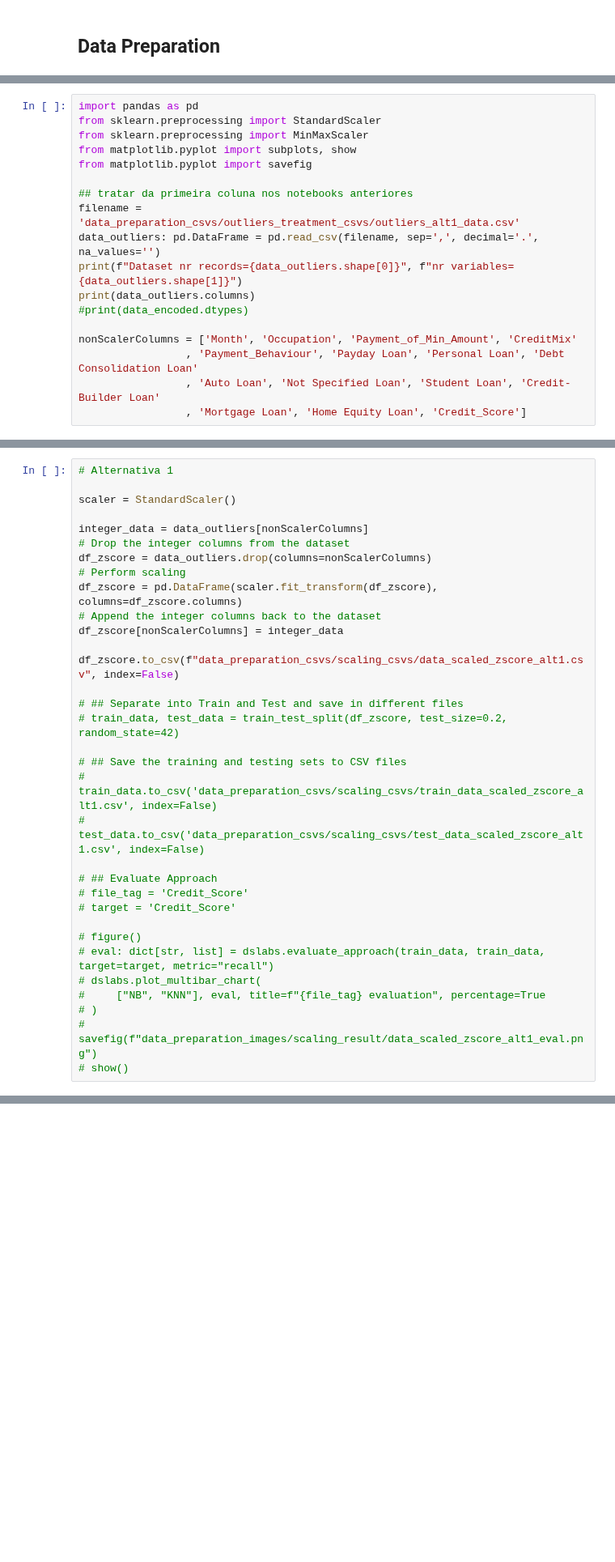
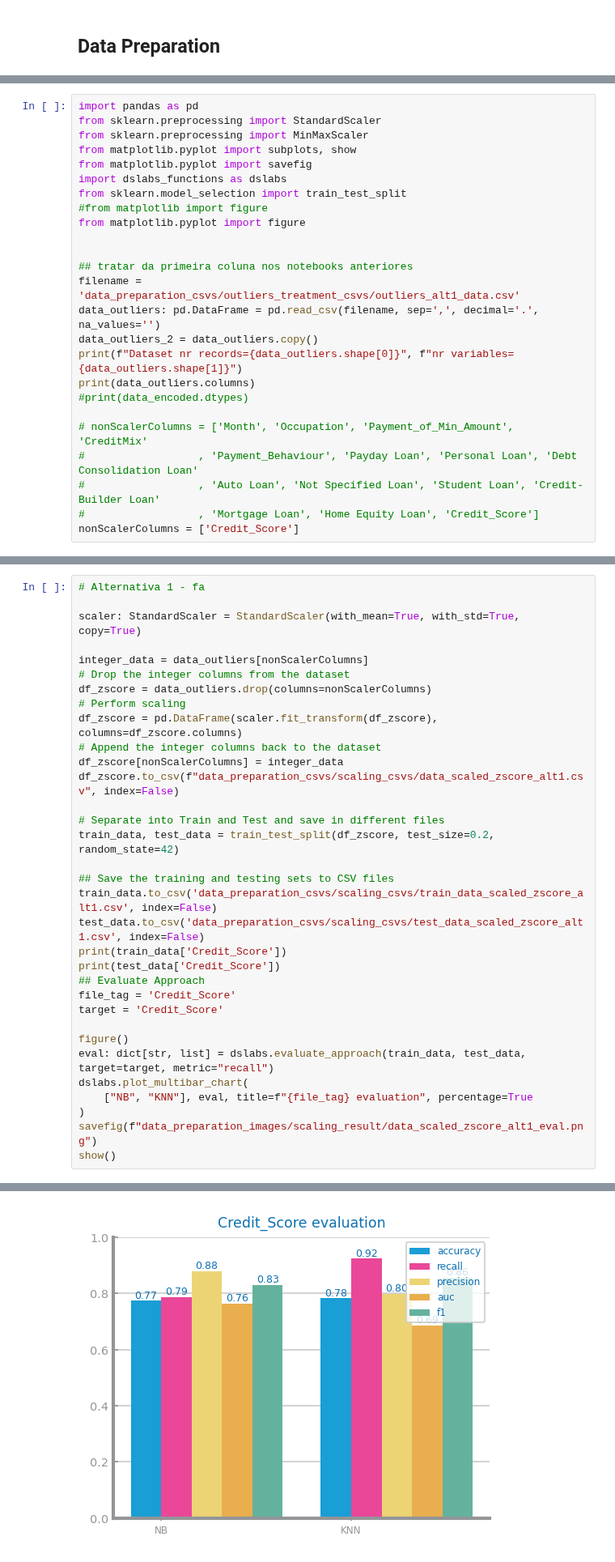
Before and after one commit to franciscoAbreuTecnico/Data-Science-IST, a Jupyter notebook: dataset_services/data_scaling.ipynb, the cells around one changed output, grey strips where cells are left out. Shown at 81% size. Saved outputs shown, nothing was run; the diff lists cells and outputs as text; blank space fills up the shorter version.

```diff
--- a/dataset_services/data_scaling.ipynb
+++ b/dataset_services/data_scaling.ipynb
@@ -15,18 +15,25 @@ from sklearn.preprocessing import StandardScaler
 from sklearn.preprocessing import MinMaxScaler
 from matplotlib.pyplot import subplots, show
 from matplotlib.pyplot import savefig
+import dslabs_functions as dslabs
+from sklearn.model_selection import train_test_split
+#from matplotlib import figure
+from matplotlib.pyplot import figure
+
 
 ## tratar da primeira coluna nos notebooks anteriores
 filename = 'data_preparation_csvs/outliers_treatment_csvs/outliers_alt1_data.csv'
 data_outliers: pd.DataFrame = pd.read_csv(filename, sep=',', decimal='.', na_values='')
+data_outliers_2 = data_outliers.copy()
 print(f"Dataset nr records={data_outliers.shape[0]}", f"nr variables={data_outliers.shape[1]}")
 print(data_outliers.columns)
 #print(data_encoded.dtypes)
 
-nonScalerColumns = ['Month', 'Occupation', 'Payment_of_Min_Amount', 'CreditMix'
-                 , 'Payment_Behaviour', 'Payday Loan', 'Personal Loan', 'Debt Consolidation Loan'
-                 , 'Auto Loan', 'Not Specified Loan', 'Student Loan', 'Credit-Builder Loan'
-                 , 'Mortgage Loan', 'Home Equity Loan', 'Credit_Score']
+# nonScalerColumns = ['Month', 'Occupation', 'Payment_of_Min_Amount', 'CreditMix'
+#                  , 'Payment_Behaviour', 'Payday Loan', 'Personal Loan', 'Debt Consolidation Loan'
+#                  , 'Auto Loan', 'Not Specified Loan', 'Student Loan', 'Credit-Builder Loan'
+#                  , 'Mortgage Loan', 'Home Equity Loan', 'Credit_Score']
+nonScalerColumns = ['Credit_Score']
 # %% [output]
 Dataset nr records=83816 nr variables=32
 Index(['Month', 'Occupation', 'Payment_of_Min_Amount', 'CreditMix',
@@ -41,9 +48,9 @@ Index(['Month', 'Occupation', 'Payment_of_Min_Amount', 'CreditMix',
        'TotalEMIpermonth', 'Amountinvestedmonthly', 'MonthlyBalance'],
       dtype='object')
 # %%
-# Alternativa 1
+# Alternativa 1 - fa
 
-scaler = StandardScaler()
+scaler: StandardScaler = StandardScaler(with_mean=True, with_std=True, copy=True)
 
 integer_data = data_outliers[nonScalerColumns]
 # Drop the integer columns from the dataset
@@ -52,24 +59,25 @@ df_zscore = data_outliers.drop(columns=nonScalerColumns)
 df_zscore = pd.DataFrame(scaler.fit_transform(df_zscore), columns=df_zscore.columns)
 # Append the integer columns back to the dataset
 df_zscore[nonScalerColumns] = integer_data
-
 df_zscore.to_csv(f"data_preparation_csvs/scaling_csvs/data_scaled_zscore_alt1.csv", index=False)
 
-# ## Separate into Train and Test and save in different files
-# train_data, test_data = train_test_split(df_zscore, test_size=0.2, random_state=42)
+# Separate into Train and Test and save in different files
+train_data, test_data = train_test_split(df_zscore, test_size=0.2, random_state=42)
 
-# ## Save the training and testing sets to CSV files
-# train_data.to_csv('data_preparation_csvs/scaling_csvs/train_data_scaled_zscore_alt1.csv', index=False)
-# test_data.to_csv('data_preparation_csvs/scaling_csvs/test_data_scaled_zscore_alt1.csv', index=False)
+## Save the training and testing sets to CSV files
+train_data.to_csv('data_preparation_csvs/scaling_csvs/train_data_scaled_zscore_alt1.csv', index=False)
+test_data.to_csv('data_preparation_csvs/scaling_csvs/test_data_scaled_zscore_alt1.csv', index=False)
+print(train_data['Credit_Score'])
+print(test_data['Credit_Score'])
+## Evaluate Approach
+file_tag = 'Credit_Score'
+target = 'Credit_Score'
 
-# ## Evaluate Approach
-# file_tag = 'Credit_Score'
-# target = 'Credit_Score'
-
-# figure()
-# eval: dict[str, list] = dslabs.evaluate_approach(train_data, train_data, target=target, metric="recall")
-# dslabs.plot_multibar_chart(
-#     ["NB", "KNN"], eval, title=f"{file_tag} evaluation", percentage=True
-# )
-# savefig(f"data_preparation_images/scaling_result/data_scaled_zscore_alt1_eval.png")
-# show()
+figure()
+eval: dict[str, list] = dslabs.evaluate_approach(train_data, test_data, target=target, metric="recall")
+dslabs.plot_multibar_chart(
+    ["NB", "KNN"], eval, title=f"{file_tag} evaluation", percentage=True
+)
+savefig(f"data_preparation_images/scaling_result/data_scaled_zscore_alt1_eval.png")
+show()
+# %% [output]
@@ -75,0 +103 @@ df_zscore.to_csv(f"data_preparation_csvs/scaling_csvs/data_scaled_zscore_alt1.cs
+[figure, added]
```
Also changed, not shown: parts of 5 cells of this notebook, 3 other files.
